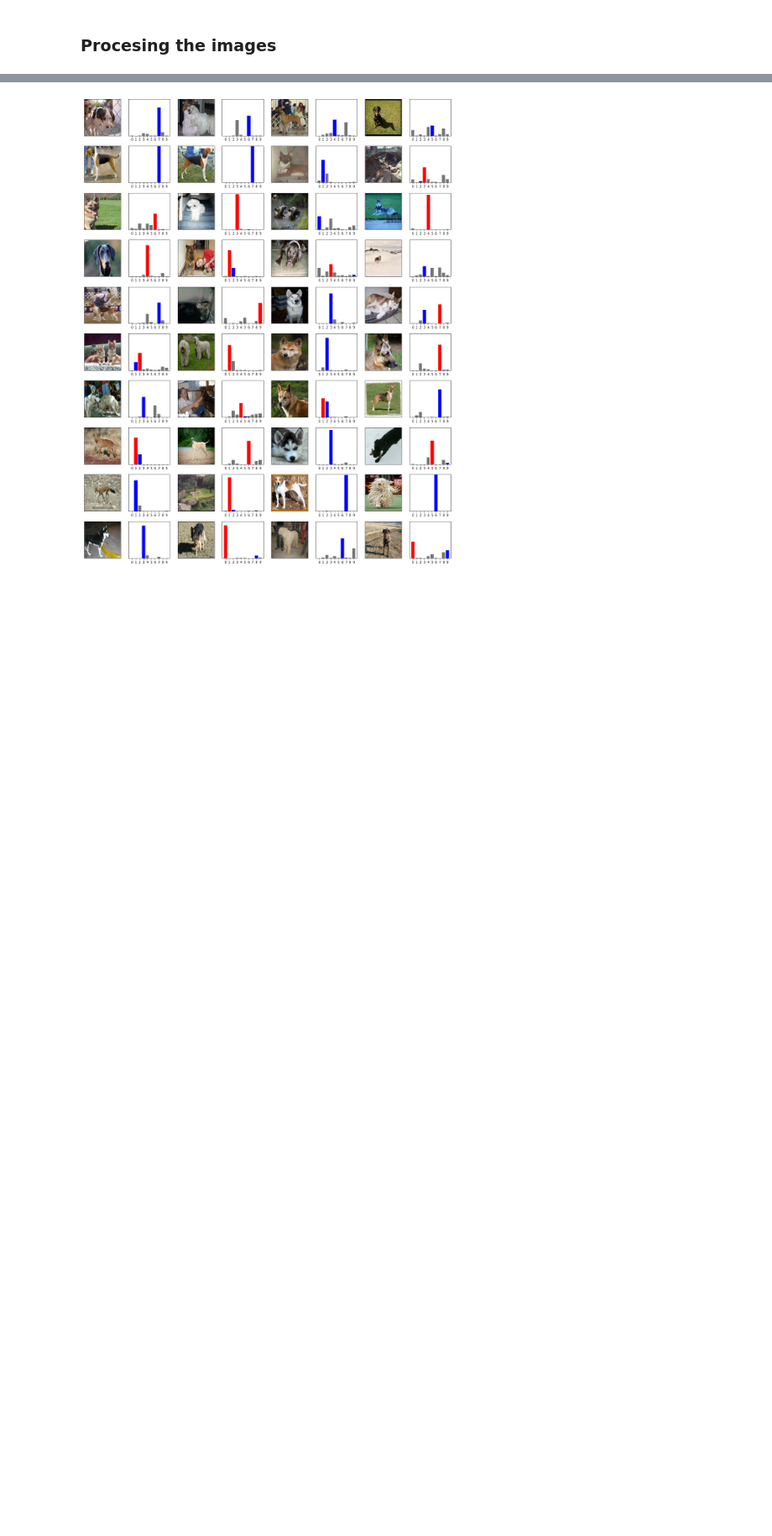
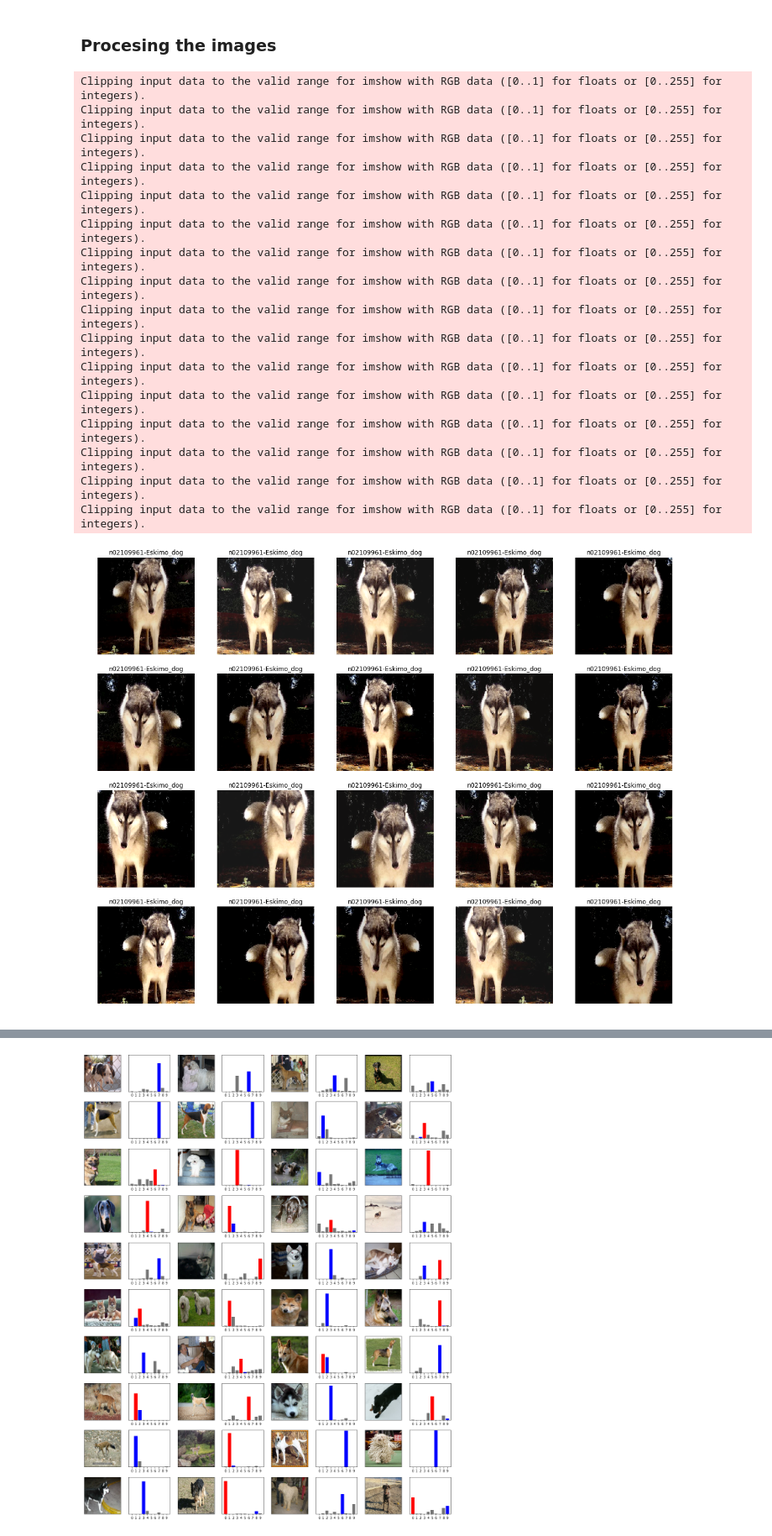
Before and after one commit to georgepachitariu/ml-practice, a Jupyter notebook: CNN/AlexNet.ipynb, the cells around one changed output, grey strips where cells are left out. Shown at 84% size. Cells and saved outputs as stored; diff of their text form; code cells hidden in the pictures; blank space fills up the shorter version.

```diff
--- a/CNN/AlexNet.ipynb
+++ b/CNN/AlexNet.ipynb
@@ -64,13 +62,14 @@ def get_label(file_path):
     # The second to last is the class-directory
     return tf.math.equal(parts[-2], CLASS_NAMES)
 
+ORIGINAL_SIZE = 448
 def decode_img(img):
     # convert the compressed string to a 3D uint8 tensor
     img = tf.image.decode_jpeg(img, channels=3)
     # Use `convert_image_dtype` to convert to floats in the [0,1] range.
     img = tf.image.convert_image_dtype(img, tf.float32)
     # resize the image to the desired size.
-    return tf.image.resize(img, (256, 256))
+    return tf.image.resize(img, (ORIGINAL_SIZE, ORIGINAL_SIZE))
 
 def process_path(file_path):
     label = get_label(file_path)
@@ -98,15 +88,31 @@ def normalize(img: tf.Tensor, label: tf.Tensor) -> tf.Tensor:
+# %%
+def augment(img: tf.Tensor, label: tf.Tensor) -> tf.Tensor:
+    # These 4 are added by me as a helper to get to 70% accuracy, not part of the paper
+    #TODO img = tf.keras.preprocessing.image.random_rotation(rg=45, fill_mode='constant', cval=0)
+    img = tf.image.random_brightness(img, max_delta=0.1)
+    img = tf.image.random_contrast(img, lower=0.9, upper=1.1)
+
+    crop_size = (tf.random.uniform([1])[0] * 0.25 + 0.75) * ORIGINAL_SIZE
+    img = tf.image.random_crop(img, size = (crop_size, crop_size, 3)) # zoom in & out. max(zoom_out)=original size
+    img = tf.image.resize(img, size = tf.constant((224, 224)))
+
+    img = tf.image.random_flip_left_right(img)
+    return img, label
+
+def normalize(img: tf.Tensor, label: tf.Tensor) -> tf.Tensor:
+    # the values are between 0 and 1. We make them between -0.5 and 0.5
+    return img - 0.5, label
 # %%
-train_image_count = 1289 # TODO: get image_count automatically
-BATCH_SIZE = 128 # 1289
+train_image_count = tf.data.experimental.cardinality(list_train_ds).numpy()
+BATCH_SIZE = 128
 STEPS_PER_EPOCH = np.ceil(train_image_count/BATCH_SIZE)
-
 
 def prepare_for_training(ds, cache=True, shuffle_buffer_size=1000):
     ds = ds.cache()
     ds = ds.shuffle(buffer_size=shuffle_buffer_size)
     ds = ds.repeat()  # Repeat forever
 
-    ds = ds.map(augment_crop, num_parallel_calls=AUTOTUNE)
+    ds = ds.map(augment, num_parallel_calls=AUTOTUNE)
     ds = ds.map(normalize, num_parallel_calls=AUTOTUNE)
 
     ds = ds.batch(BATCH_SIZE)
@@ -136,20 +141,45 @@ train_ds = prepare_for_training(labeled_train_ds)
 test_ds = prepare_for_testing(labeled_test_ds)
 # %%
 def show_batch(image_batch, label_batch):
-    nr_images = 5
+    nr_images = 20
     images = []
     with tf.Session().as_default():
         images = image_batch[:nr_images].numpy().astype(float)
 
     plt.figure(figsize=(20,20))
     for n in range(nr_images):
         ax = plt.subplot(5,5,n+1)
-        plt.imshow(images[n]*255)
+        plt.imshow(images[n] + 0.5)
         #plt.title(label_batch[n])
         plt.title(CLASS_NAMES[np.nonzero(label_batch[n].numpy())[0]][0])
         plt.axis('off')
 
-#image_batch, label_batch = next(iter(train_ds))
-#show_batch(image_batch, label_batch)
+def preview_augmentation():
+    # we take only 1 to see how the augmentation worked
+    preview_labeled_train_ds = labeled_train_ds.take(1)
+    preview_train_ds = prepare_for_training(preview_labeled_train_ds)
+
+    image_batch, label_batch = next(iter(preview_train_ds))
+    show_batch(image_batch, label_batch)
+
+preview_augmentation()
+# %% [output]
+Clipping input data to the valid range for imshow with RGB data ([0..1] for floats or [0..255] for integers).
+Clipping input data to the valid range for imshow with RGB data ([0..1] for floats or [0..255] for integers).
+Clipping input data to the valid range for imshow with RGB data ([0..1] for floats or [0..255] for integers).
+Clipping input data to the valid range for imshow with RGB data ([0..1] for floats or [0..255] for integers).
+Clipping input data to the valid range for imshow with RGB data ([0..1] for floats or [0..255] for integers).
+Clipping input data to the valid range for imshow with RGB data ([0..1] for floats or [0..255] for integers).
+Clipping input data to the valid range for imshow with RGB data ([0..1] for floats or [0..255] for integers).
+Clipping input data to the valid range for imshow with RGB data ([0..1] for floats or [0..255] for integers).
+Clipping input data to the valid range for imshow with RGB data ([0..1] for floats or [0..255] for integers).
+Clipping input data to the valid range for imshow with RGB data ([0..1] for floats or [0..255] for integers).
+Clipping input data to the valid range for imshow with RGB data ([0..1] for floats or [0..255] for integers).
+Clipping input data to the valid range for imshow with RGB data ([0..1] for floats or [0..255] for integers).
+Clipping input data to the valid range for imshow with RGB data ([0..1] for floats or [0..255] for integers).
+Clipping input data to the valid range for imshow with RGB data ([0..1] for floats or [0..255] for integers).
+Clipping input data to the valid range for imshow with RGB data ([0..1] for floats or [0..255] for integers).
+Clipping input data to the valid range for imshow with RGB data ([0..1] for floats or [0..255] for integers).
+[figure, added]
 # %% [markdown]
 ### Preprocessing the images
```
Also changed, not shown: parts of 16 cells of this notebook.
